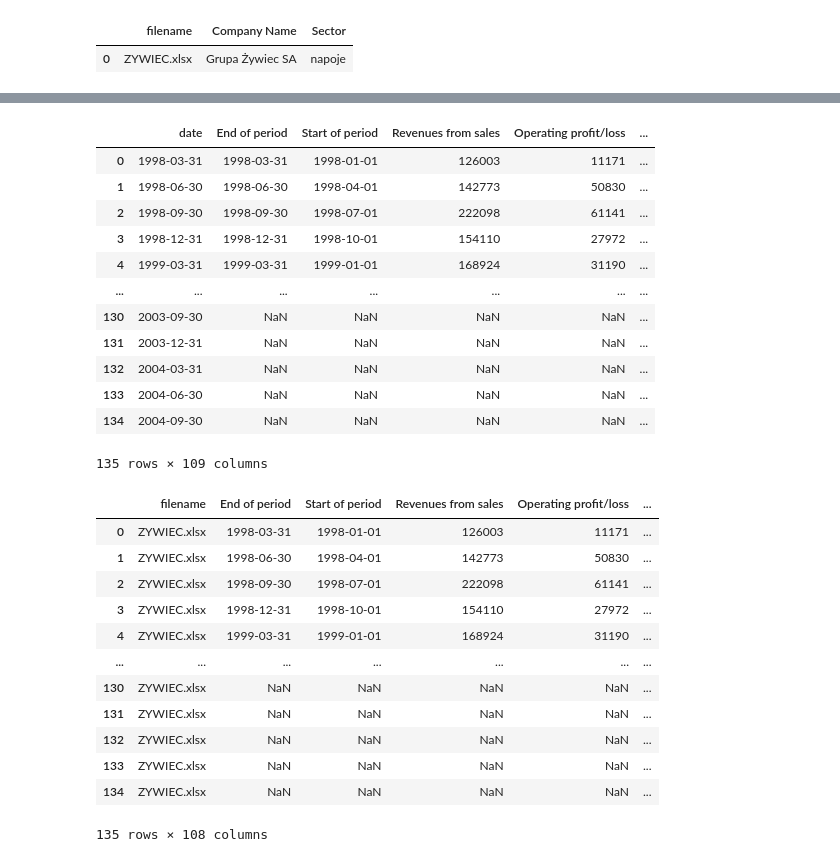
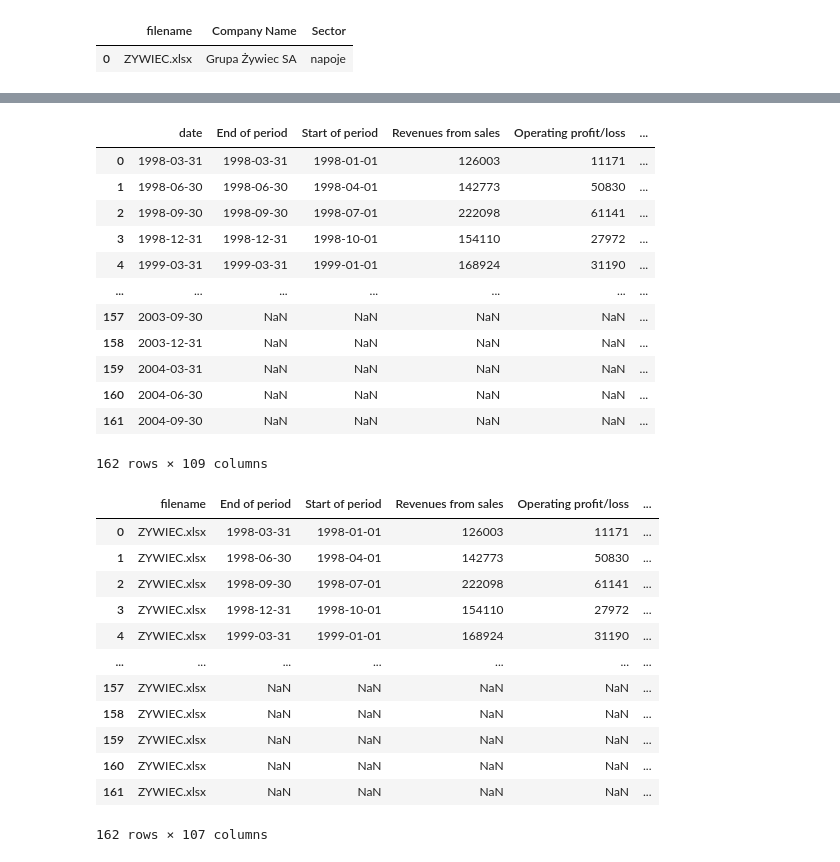
Before and after one commit to k-sobczyk/ensemble-nn-stock-forecast, a Jupyter notebook: df_creation.ipynb, the cells around one changed output, grey strips where cells are left out. Cells and saved outputs as stored; diff of their text form; code cells hidden in the pictures.

Commit message:
creating df with every financial column, removing NaN values from column

```diff
--- a/df_creation.ipynb
+++ b/df_creation.ipynb
@@ -44,3 +93,3 @@ Wiersze 290 – 293 włącznie
 # %%
-folder_path = 'dataa/'
+FOLDER_PATH = 'dataa/'
 # %%
@@ -92,7 +155,7 @@ def process_excel_data(base_folder):
 
     row_ranges = [
         range(2, 19),  # Rows 3 to 18 inclusive, zero-indexed
-        range(29, 94),  # Rows 30 to 93 inclusive
+        range(30, 94),  # Rows 30 to 93 inclusive
         range(254, 276),  # Rows 255 to 275 inclusive
         range(278, 288),  # Rows 279 to 287 inclusive
         range(289, 294)  # Rows 290 to 293 inclusive
@@ -125,7 +188,7 @@ def process_excel_data(base_folder):
     results_df = pd.concat(all_data, ignore_index=True)
     return results_df
 
-df_results = process_excel_data(folder_path)
+df_results = process_excel_data(FOLDER_PATH)
 df_results
 # %% [output]
 |  | End of period | Start of period | Revenues from sales | Operating profit/loss | Net profit/loss attributable to e... | ... |
@@ -134,19 +245,16 @@ df_results
 # %%
-import os
-import pandas as pd
-import numpy as np
-
 def process_excel_data(base_folder):
     folder_path = os.path.join(base_folder)
     all_data = []
 
     # Zakresy wierszy, które chcemy wyciągnąć (przesunięte o jeden w dół, ponieważ indeksowanie jest od zera)
     row_ranges = [
-        range(2, 19),  # Rows 3 to 18 inclusive, zero-indexed
-        range(29, 94),  # Rows 30 to 93 inclusive
+        range(2, 23),   # Rows 3 to 22 inclusive, zero-indexed
+        range(30, 60),  # Rows 31 to 59 inclusive
+        range(60, 94),  # Rows 61 to 93 inclusive
         range(254, 276),  # Rows 255 to 275 inclusive
-        range(278, 288),  # Rows 279 to 287 inclusive
-        range(289, 294)  # Rows 290 to 293 inclusive
+        range(278, 284),  # Rows 279 to 283 inclusive
+        range(290, 294)   # Rows 291 to 293 inclusive
     ]
 
     for filename in os.listdir(folder_path):
@@ -162,56 +270,53 @@ def process_excel_data(base_folder):
                     headers = data.iloc[list(row_range), 2].tolist()
 
                     # Pobieramy dane z kolumn D do DA dla bieżącego zakresu wierszy
                     range_data = data.iloc[list(row_range), 3:30]
 
                     # Zamiana zer na NaN
                     range_data = range_data.replace(0, np.nan)
 
                     # Transponowanie danych, aby daty były w pierwszej kolumnie
                     transposed_data = range_data.transpose()
                     transposed_data.columns = headers
                     transposed_data['filename'] = filename
                     transposed_data.insert(0, 'date', data.iloc[2, 3:30].tolist())
 
                     all_data.append(transposed_data)
             except Exception as e:
                 print(f"Error processing file {filename}: {e}")
 
     results_df = pd.concat(all_data, ignore_index=True)
     return results_df
 
-df_results = process_excel_data(folder_path)
+df_results = process_excel_data(FOLDER_PATH)
 df_results
 # %% [output]
 |  | date | End of period | Start of period | Revenues from sales | Operating profit/loss | ... |
 | 0 | 1998-03-31 | 1998-03-31 | 1998-01-01 | 126003 | 11171 | ... |
 | 1 | 1998-06-30 | 1998-06-30 | 1998-04-01 | 142773 | 50830 | ... |
 | 2 | 1998-09-30 | 1998-09-30 | 1998-07-01 | 222098 | 61141 | ... |
 | 3 | 1998-12-31 | 1998-12-31 | 1998-10-01 | 154110 | 27972 | ... |
 | 4 | 1999-03-31 | 1999-03-31 | 1999-01-01 | 168924 | 31190 | ... |
 | ... | ... | ... | ... | ... | ... | ... |
-| 130 | 2003-09-30 | NaN | NaN | NaN | NaN | ... |
-| 131 | 2003-12-31 | NaN | NaN | NaN | NaN | ... |
-| 132 | 2004-03-31 | NaN | NaN | NaN | NaN | ... |
-| 133 | 2004-06-30 | NaN | NaN | NaN | NaN | ... |
-| 134 | 2004-09-30 | NaN | NaN | NaN | NaN | ... |
+| 157 | 2003-09-30 | NaN | NaN | NaN | NaN | ... |
+| 158 | 2003-12-31 | NaN | NaN | NaN | NaN | ... |
+| 159 | 2004-03-31 | NaN | NaN | NaN | NaN | ... |
+| 160 | 2004-06-30 | NaN | NaN | NaN | NaN | ... |
+| 161 | 2004-09-30 | NaN | NaN | NaN | NaN | ... |
-135 rows × 109 columns
+162 rows × 109 columns
 # %%
-import os
-import pandas as pd
-import numpy as np
-
 def process_excel_data(base_folder):
     folder_path = os.path.join(base_folder)
     all_data = []
 
     # Zakresy wierszy, które chcemy wyciągnąć (przesunięte o jeden w dół, ponieważ indeksowanie jest od zera)
     row_ranges = [
-        range(2, 19),  # Rows 3 to 18 inclusive, zero-indexed
-        range(30, 94),  # Rows 30 to 93 inclusive
+        range(2, 23),   # Rows 3 to 22 inclusive, zero-indexed
+        range(30, 60),  # Rows 31 to 59 inclusive
+        range(60, 94),  # Rows 61 to 93 inclusive
         range(254, 276),  # Rows 255 to 275 inclusive
-        range(278, 288),  # Rows 279 to 287 inclusive
-        range(289, 294)  # Rows 290 to 293 inclusive
+        range(278, 284),  # Rows 279 to 283 inclusive
+        range(290, 294)   # Rows 291 to 293 inclusive
     ]
 
     for filename in os.listdir(folder_path):
@@ -239,9 +344,11 @@ def process_excel_data(base_folder):
                 print(f"Error processing file {filename}: {e}")
 
     results_df = pd.concat(all_data, ignore_index=True)
+    results_df = results_df.loc[:, ~results_df.columns.isna()]
+
     return results_df
 
-df_results = process_excel_data(folder_path)
+df_results = process_excel_data(FOLDER_PATH)
 df_results
 # %% [output]
 |  | filename | End of period | Start of period | Revenues from sales | Operating profit/loss | ... |
@@ -251,12 +358,12 @@ df_results
 | 3 | ZYWIEC.xlsx | 1998-12-31 | 1998-10-01 | 154110 | 27972 | ... |
 | 4 | ZYWIEC.xlsx | 1999-03-31 | 1999-01-01 | 168924 | 31190 | ... |
 | ... | ... | ... | ... | ... | ... | ... |
-| 130 | ZYWIEC.xlsx | NaN | NaN | NaN | NaN | ... |
-| 131 | ZYWIEC.xlsx | NaN | NaN | NaN | NaN | ... |
-| 132 | ZYWIEC.xlsx | NaN | NaN | NaN | NaN | ... |
-| 133 | ZYWIEC.xlsx | NaN | NaN | NaN | NaN | ... |
-| 134 | ZYWIEC.xlsx | NaN | NaN | NaN | NaN | ... |
+| 157 | ZYWIEC.xlsx | NaN | NaN | NaN | NaN | ... |
+| 158 | ZYWIEC.xlsx | NaN | NaN | NaN | NaN | ... |
+| 159 | ZYWIEC.xlsx | NaN | NaN | NaN | NaN | ... |
+| 160 | ZYWIEC.xlsx | NaN | NaN | NaN | NaN | ... |
+| 161 | ZYWIEC.xlsx | NaN | NaN | NaN | NaN | ... |
-135 rows × 108 columns
+162 rows × 107 columns
 # %%
 df_results.columns.tolist()
 # %% [output]
```
Also changed, not shown: parts of 21 cells of this notebook.
